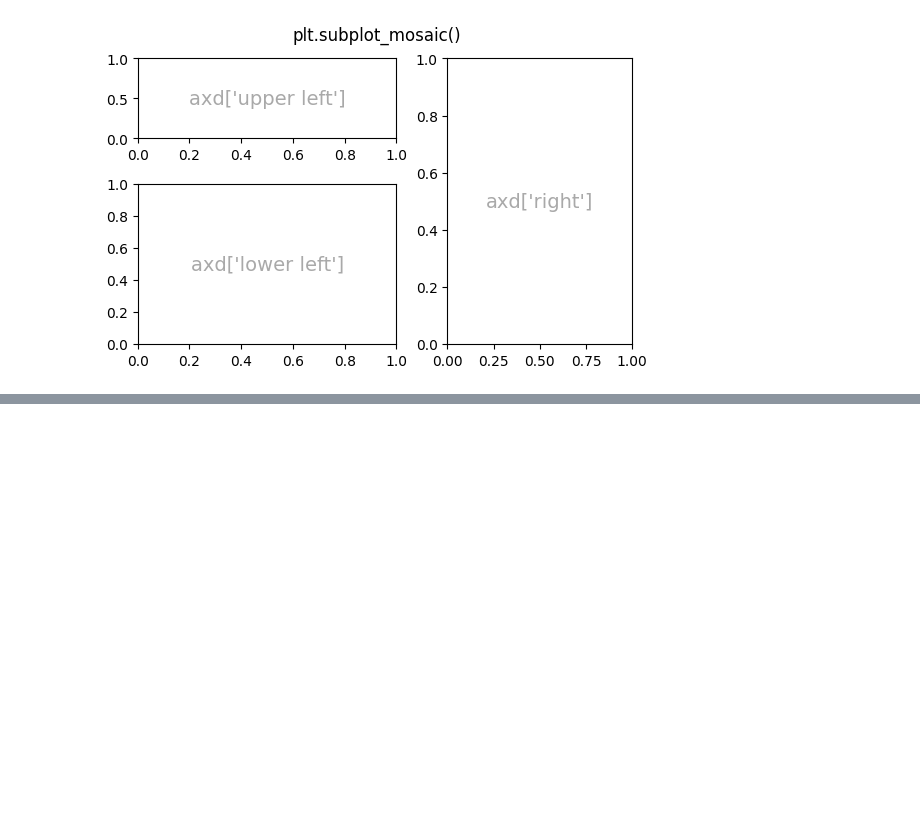
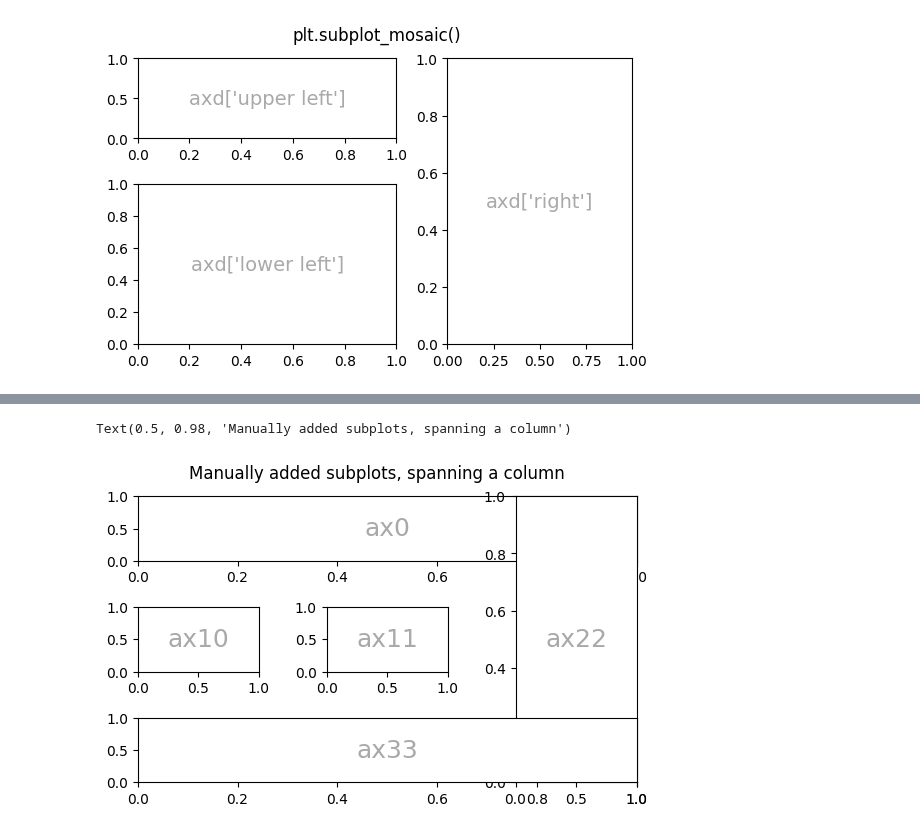
Before and after one commit to manasesmutembei11/ML, a Jupyter notebook: matplotlib_axes&subplots.ipynb, the cells around one changed output, grey strips where cells are left out. Saved outputs shown, nothing was run; the diff lists cells and outputs as text; code cells hidden in the pictures; blank space fills up the shorter version.

```diff
--- a/matplotlib_axes&subplots.ipynb
+++ b/matplotlib_axes&subplots.ipynb
@@ -162,0 +223,27 @@ Text(0.5, 0.98, 'plt.subplot_mosaic()')
+# %%
+'''
+We can index the spec array using NumPy slice syntax and the new Axes will span the slice.
+This would be the same as fig, axd = plt.subplot_mosaic([['ax0', 'ax0'], ['ax1', 'ax2']], ...)
+'''
+fig = plt.figure(figsize=(5.5, 3.5), layout="constrained")
+spec = fig.add_gridspec(3, 3)
+
+ax0 = fig.add_subplot(spec[0, :])
+annotate_axes(ax0, 'ax0')
+
+ax10 = fig.add_subplot(spec[1, 0])
+annotate_axes(ax10, 'ax10')
+
+ax11 = fig.add_subplot(spec[1, 1])
+annotate_axes(ax11, 'ax11')
+
+ax22 = fig.add_subplot(spec[:, 2])
+annotate_axes(ax22, 'ax22')
+
+ax33 = fig.add_subplot(spec[2, :])
+annotate_axes(ax33, 'ax33')
+
+fig.suptitle('Manually added subplots, spanning a column')
+# %% [output]
+Text(0.5, 0.98, 'Manually added subplots, spanning a column')
+[figure, added]
```
Also changed, not shown: parts of 3 cells of this notebook.
